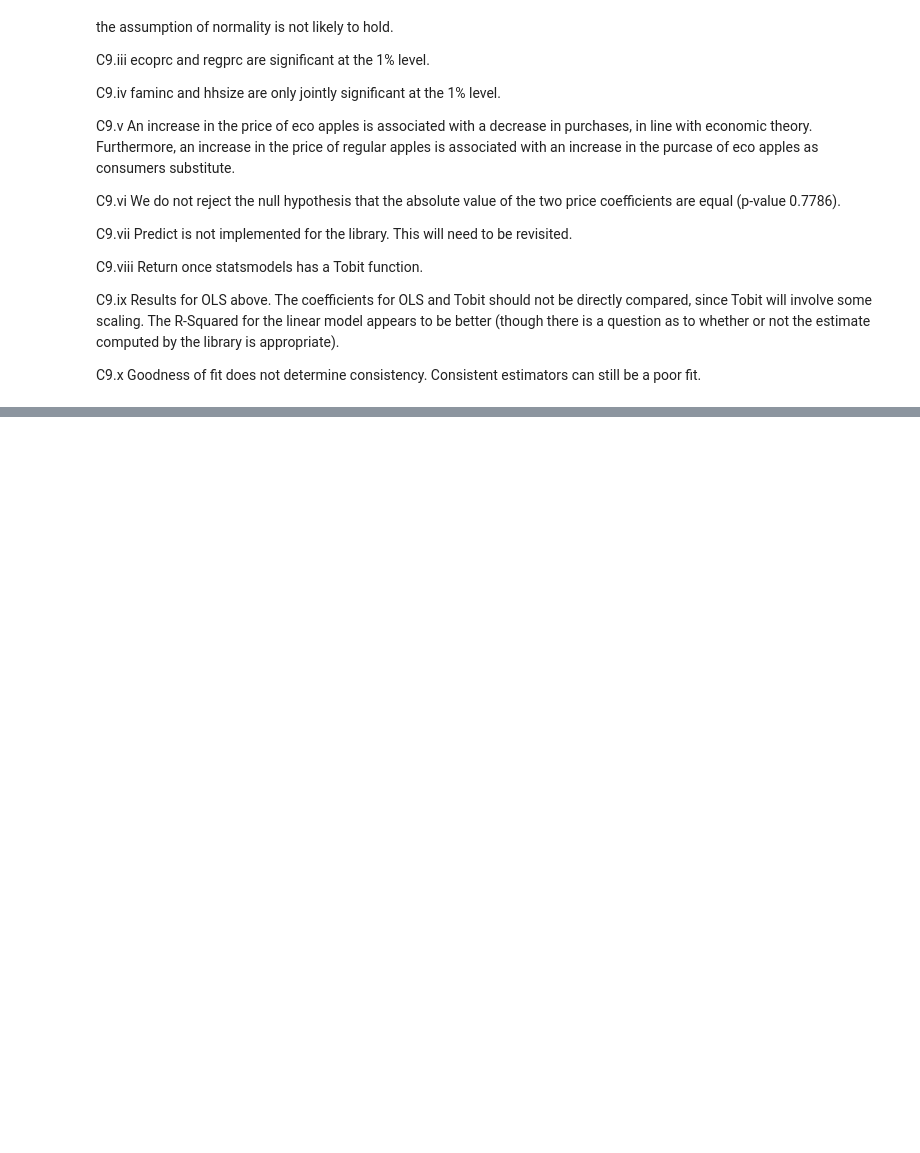
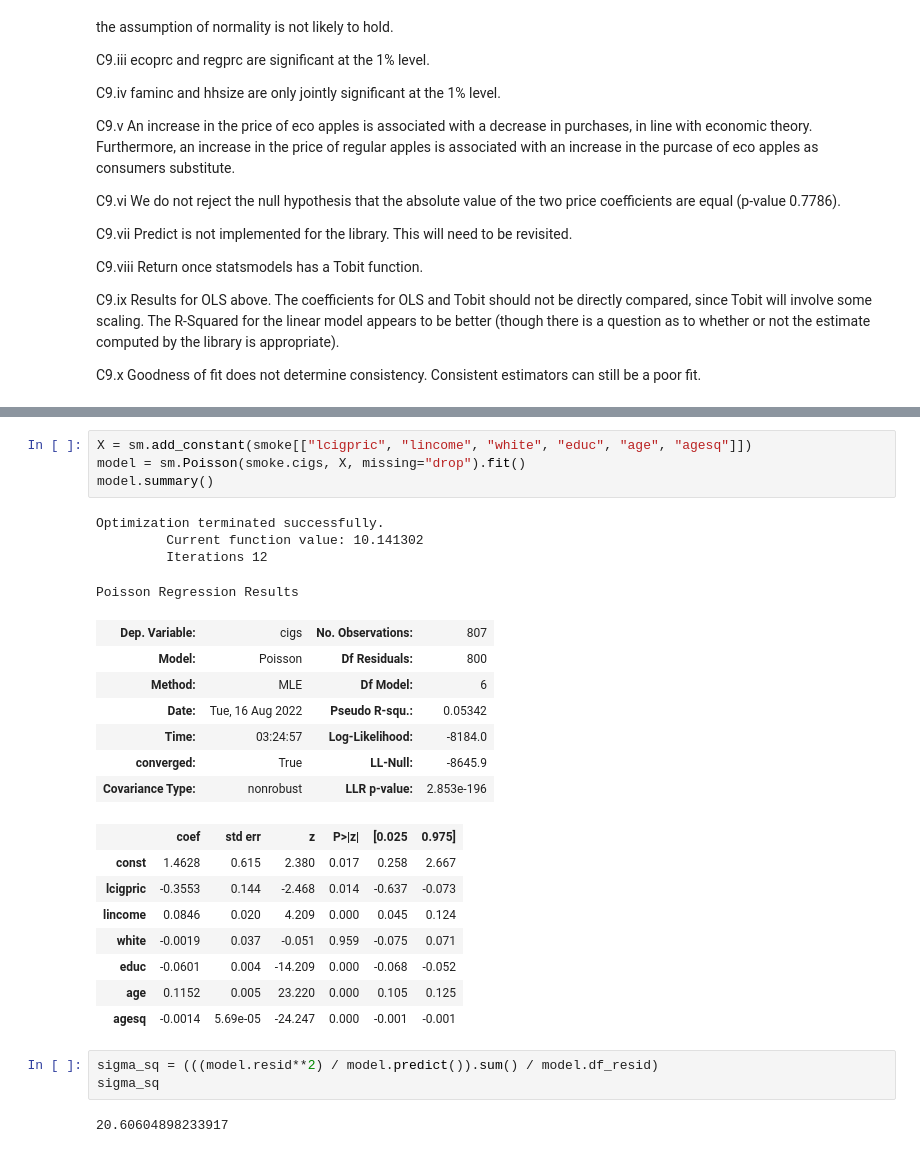
Before and after one commit to systemchalk/wooldridge_workbook, a Jupyter notebook: ch17.ipynb, the cells around one changed output, grey strips where cells are left out. Cells and saved outputs as stored; diff of their text form; blank space fills up the shorter version.

```diff
--- a/ch17.ipynb
+++ b/ch17.ipynb
@@ -1189,0 +1256,29 @@ C9.x Goodness of fit does not determine consistency. Consistent estimators can s
+# %%
+X = sm.add_constant(smoke[["lcigpric", "lincome", "white", "educ", "age", "agesq"]])
+model = sm.Poisson(smoke.cigs, X, missing="drop").fit()
+model.summary()
+# %% [output]
+Optimization terminated successfully.
+         Current function value: 10.141302
+         Iterations 12
+Poisson Regression Results
+| Dep. Variable: | cigs | No. Observations: | 807 |
+| Model: | Poisson | Df Residuals: | 800 |
+| Method: | MLE | Df Model: | 6 |
+| Date: | Tue, 16 Aug 2022 | Pseudo R-squ.: | 0.05342 |
+| Time: | 03:24:57 | Log-Likelihood: | -8184.0 |
+| converged: | True | LL-Null: | -8645.9 |
+| Covariance Type: | nonrobust | LLR p-value: | 2.853e-196 |
+|  | coef | std err | z | P>|z| | [0.025 | 0.975] |
+| const | 1.4628 | 0.615 | 2.380 | 0.017 | 0.258 | 2.667 |
+| lcigpric | -0.3553 | 0.144 | -2.468 | 0.014 | -0.637 | -0.073 |
+| lincome | 0.0846 | 0.020 | 4.209 | 0.000 | 0.045 | 0.124 |
+| white | -0.0019 | 0.037 | -0.051 | 0.959 | -0.075 | 0.071 |
+| educ | -0.0601 | 0.004 | -14.209 | 0.000 | -0.068 | -0.052 |
+| age | 0.1152 | 0.005 | 23.220 | 0.000 | 0.105 | 0.125 |
+| agesq | -0.0014 | 5.69e-05 | -24.247 | 0.000 | -0.001 | -0.001 |
+# %%
+sigma_sq = (((model.resid**2) / model.predict()).sum() / model.df_resid)
+sigma_sq
+# %% [output]
+20.60604898233917
```
Also changed, not shown: parts of 34 cells of this notebook.
